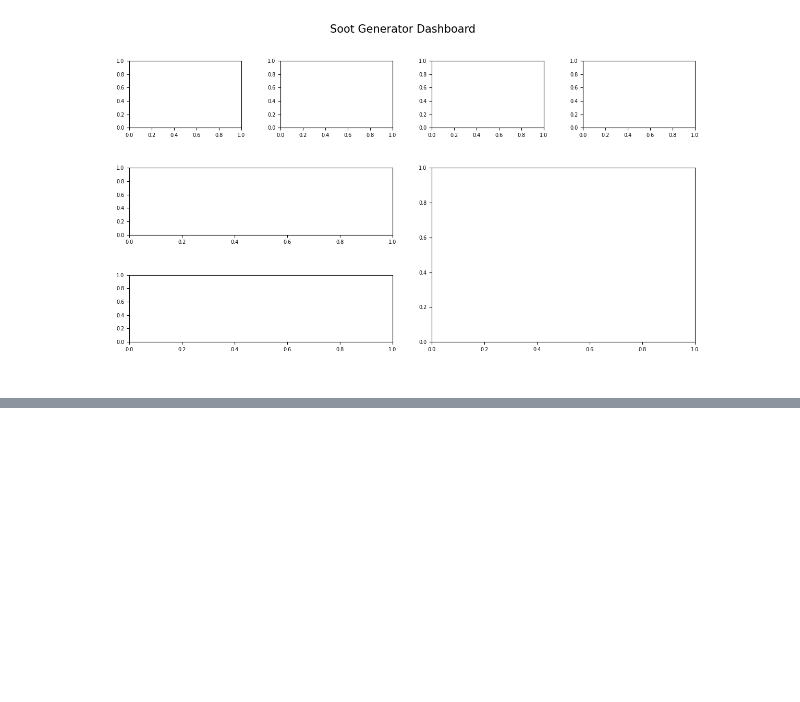
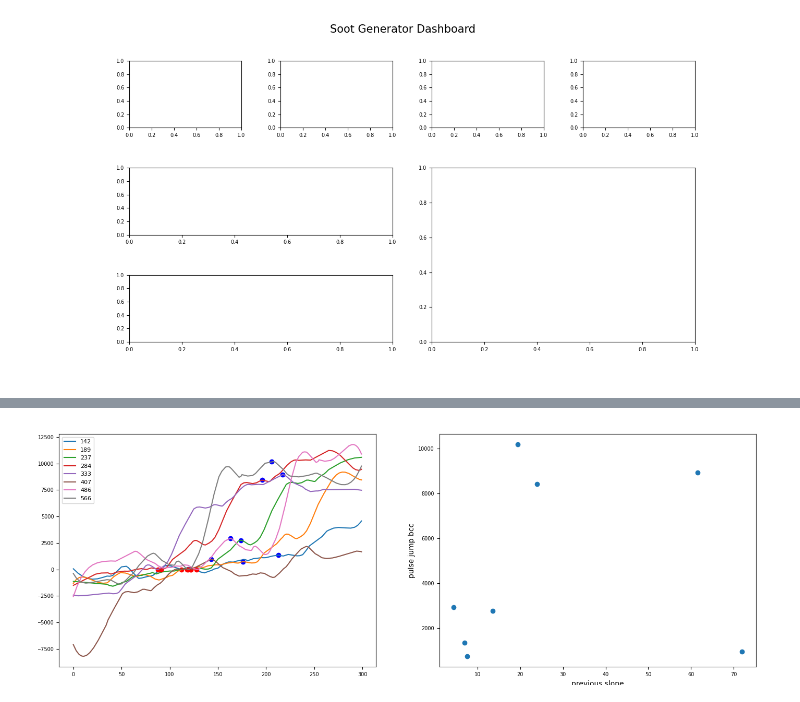
Before and after one commit to kyanshlipak/Aeth-Labs, a Jupyter notebook: SootGenDashboard.ipynb, the cells around one changed output, grey strips where cells are left out. Cells and saved outputs as stored; diff of their text form; code cells hidden in the pictures; blank space fills up the shorter version.

```diff
--- a/SootGenDashboard.ipynb
+++ b/SootGenDashboard.ipynb
@@ -327,0 +498,5 @@ dfSolenoid
+# %%
+savgolMean = savgol_filter(dfAeth["bcc ewm"].to_numpy(), 50, 4)[-25:-3].mean()
+xfit = list(range(40))
+m,b = np.polyfit(xfit,savgol_filter(dfAeth["bcc ewm"].to_numpy(), 40, 4)[-45:-5],1)
+print(savgolMean + m*slopeWeight.value)
@@ -327,0 +523,91 @@ dfSolenoid
+# %%
+#plot all flush chambers
+
+%matplotlib ipympl
+import numpy as np
+import matplotlib.pyplot as plt
+from scipy.signal import argrelextrema
+from scipy.signal import find_peaks
+from scipy.signal import savgol_filter
+
+fig2,(ax3, ax4) = plt.subplots(1,2)
+#fig2.clear()
+fig2.set_size_inches(14,5)
+plt.tight_layout()
+plt.subplots_adjust(hspace = 0.2,wspace = 0.2)
+plt.ion()
+fig2.canvas.draw()
+
+pulseIndexes = []
+for i in autoPulses:
+    if int(i-times[1]-1) > 100 and times[-1] > int(i-times[1]-1) + 200:
+        pulseIndexes.append(int(i-times[1]-1))
+print(pulseIndexes)
+
+def getPeaks(yhat):
+    #find initial peaks
+    peaks,t = find_peaks(yhat[:220], distance=60)
+    realPeaks = []
+
+    #sort out peaks from before the pulse
+    ipeaks = []
+    for i in range(len(peaks)):
+        if peaks[i] > 120 and peaks[i] < 220:
+            ipeaks.append(peaks[i])
+        if len(ipeaks) > 1:
+            if yhat[ipeaks[0]] > yhat[ipeaks[1]]:
+                del ipeaks[1]
+            else:
+                    del ipeaks[0]
+    return(ipeaks)
+
+def plotPulseSamePlot(pulseIndexes):
+    dis = []
+    slopes = []
+    colors = ["red","orange","green","blue","purple","magenta","grey","black","brown"]
+    for index in pulseIndexes:
+        bccvals = dfAeth["bcc ewm"][index-100:index+200].to_numpy()
+        if len(bccvals) >= 300:
+            yhat = savgol_filter(bccvals, 70, 4)
+
+#             #have them all start at the same y
+            starty = yhat[0]
+            minima = argrelextrema(yhat[0:130], np.less)
+            minimay = yhat[0:130][argrelextrema(yhat[0:130], np.less)]
+            for i in range(len(yhat)):
+                yhat[i] = round(yhat[i] - minimay[-1],3)
+                bccvals[i] = round(bccvals[i] -  minimay[-1],3)
+            peaks = getPeaks(yhat)
+            ax3.plot(peaks[0], yhat[peaks[0]], "o",color ="blue")
+
+            #plot line of best fit for beginning
+            xfit = list(range(130))
+            m,b = np.polyfit(xfit,yhat[:130],1)
+            yfit = list((val*m+b) for val in xfit)
+            #ax3.plot(xfit,yfit,color = colors[path%len(colors)])
+
+            #find and plot minima
+            minima = argrelextrema(yhat[0:130], np.less)
+            minimay = yhat[0:130][argrelextrema(yhat[0:130], np.less)]
+            ax3.plot(minima[0][-1],minimay[-1],'o',color = 'red')
+
+            #calculate average jump
+            dis.append(yhat[peaks[0]] - minimay[-1])
+            slopes.append(m)
+            #plt.plot(bccvals)
+            ax3.plot(yhat,label = str(index))
+
+    print(np.mean(dis))
+    ax4.scatter(slopes,dis)
+    ax4.set_xlabel('previous slope')
+    ax4.set_ylabel('pulse jump bcc')
+fig2.canvas.draw()
+
+plotPulseSamePlot(pulseIndexes)
+ax3.legend(loc="upper left")
+# xs = list(range(-1000,2000))
+# ys = []
+# for i in xs:
+#     ys.append(12000*1.125**(-(i+100)/100))
+# ax3.plot(xs, ys)
+# %% [output]
@@ -327,0 +617 @@ dfSolenoid
+[figure, added]
```
Also changed, not shown: parts of 13 cells of this notebook, 1 other file.
